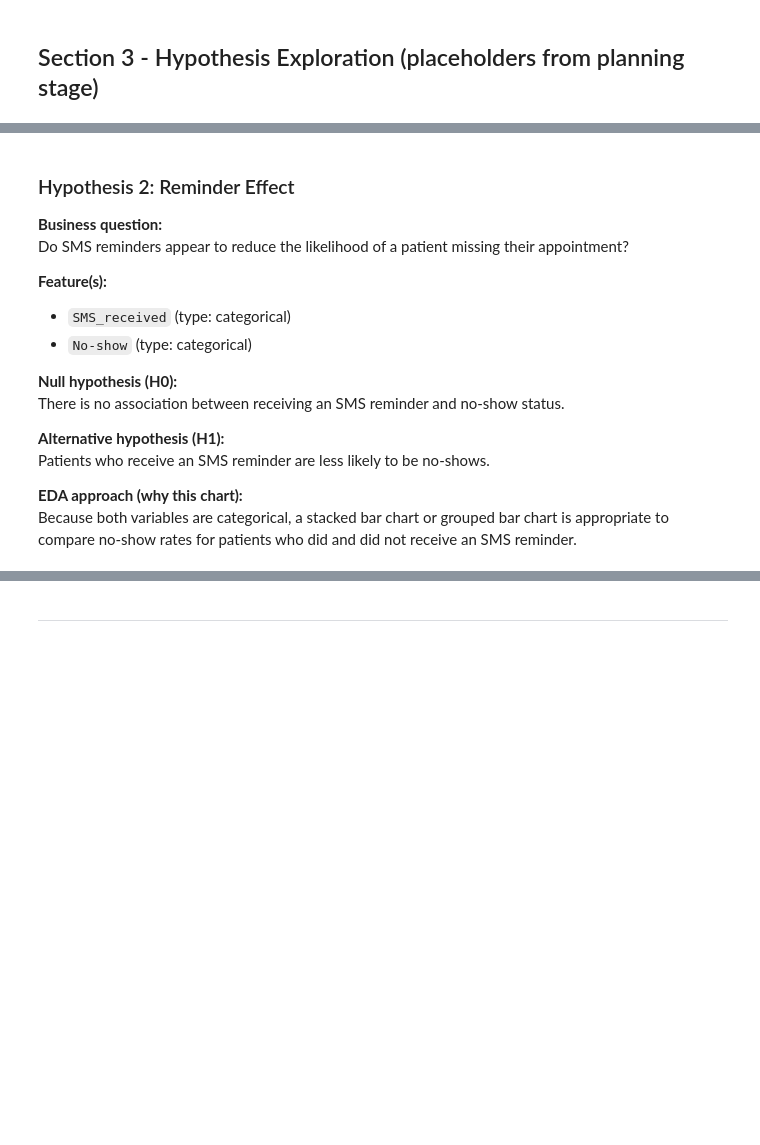
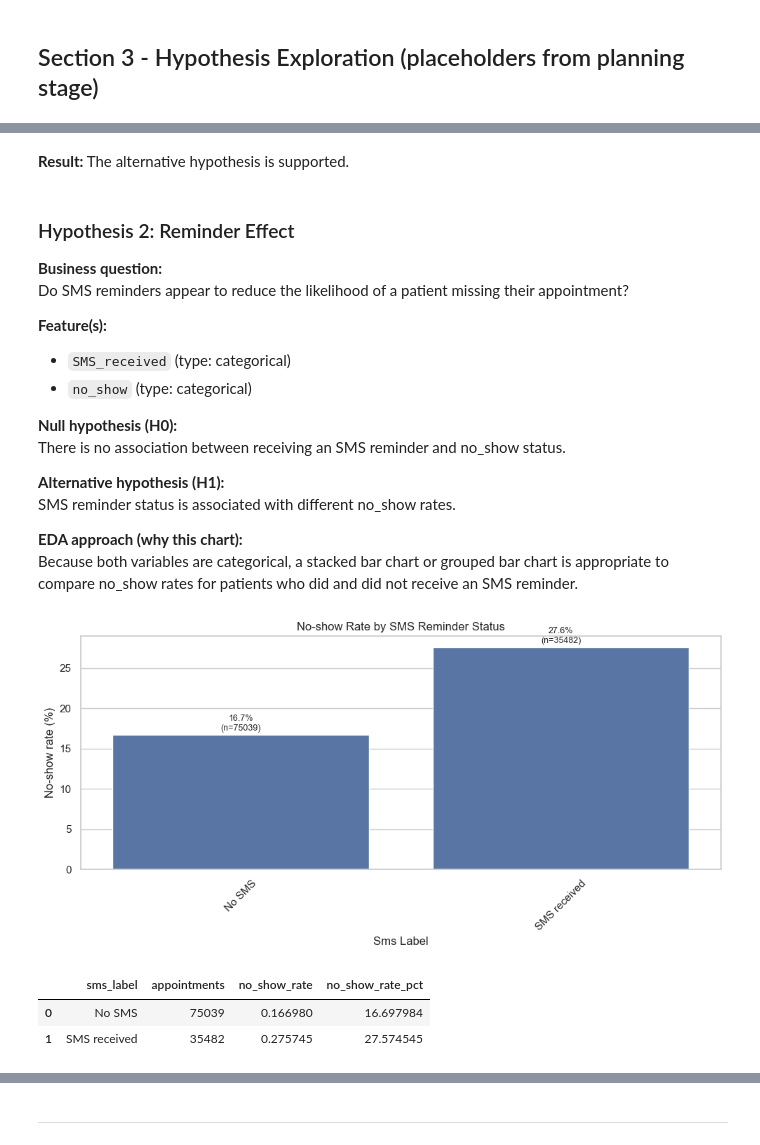
Before and after one commit to RNB1993/medical-appointment-no-show-analytics, a Jupyter notebook: jupyter_notebooks/02_VIS.ipynb, the cells around one changed output, grey strips where cells are left out. Saved outputs shown, nothing was run; the diff lists cells and outputs as text; code cells hidden in the pictures; blank space fills up the shorter version.

```diff
--- a/jupyter_notebooks/02_VIS.ipynb
+++ b/jupyter_notebooks/02_VIS.ipynb
@@ -72,3 +265,5 @@ Because waiting time is numeric and no-show status is categorical, a boxplot and
+# %% [markdown]
+**Result:** The alternative hypothesis is supported.
 # %% [markdown]
 ### Hypothesis 2: Reminder Effect
 
@@ -77,13 +272,28 @@ Do SMS reminders appear to reduce the likelihood of a patient missing their appo
 
 **Feature(s):**
 - `SMS_received` (type: categorical)
-- `No-show` (type: categorical)
+- `no_show` (type: categorical)
 
 **Null hypothesis (H0):**
-There is no association between receiving an SMS reminder and no-show status.
+There is no association between receiving an SMS reminder and no_show status.
 
 **Alternative hypothesis (H1):**
-Patients who receive an SMS reminder are less likely to be no-shows.
+SMS reminder status is associated with different no_show rates.
 
 **EDA approach (why this chart):**
-Because both variables are categorical, a stacked bar chart or grouped bar chart is appropriate to compare no-show rates for patients who did and did not receive an SMS reminder.
+Because both variables are categorical, a stacked bar chart or grouped bar chart is appropriate to compare no_show rates for patients who did and did not receive an SMS reminder.
+# %%
+# No-show rate by SMS reminder status
+h2_summary = plot_no_show_rate(
+    data=df,
+    group_col="sms_label",
+    title="No-show Rate by SMS Reminder Status",
+    order=["No SMS", "SMS received"]
+)
+
+display(h2_summary)
+# %% [output]
+[figure, added]
+|  | sms_label | appointments | no_show_rate | no_show_rate_pct |
+| 0 | No SMS | 75039 | 0.166980 | 16.697984 |
+| 1 | SMS received | 35482 | 0.275745 | 27.574545 |
```
Also changed, not shown: parts of 56 cells of this notebook.
